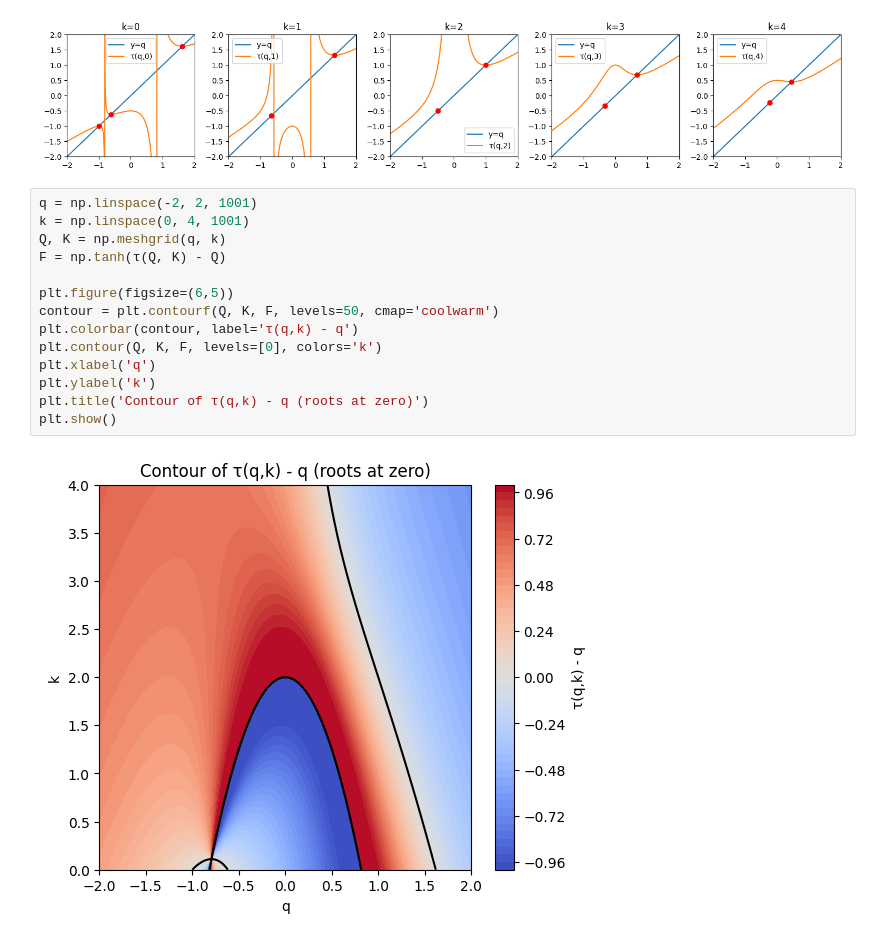
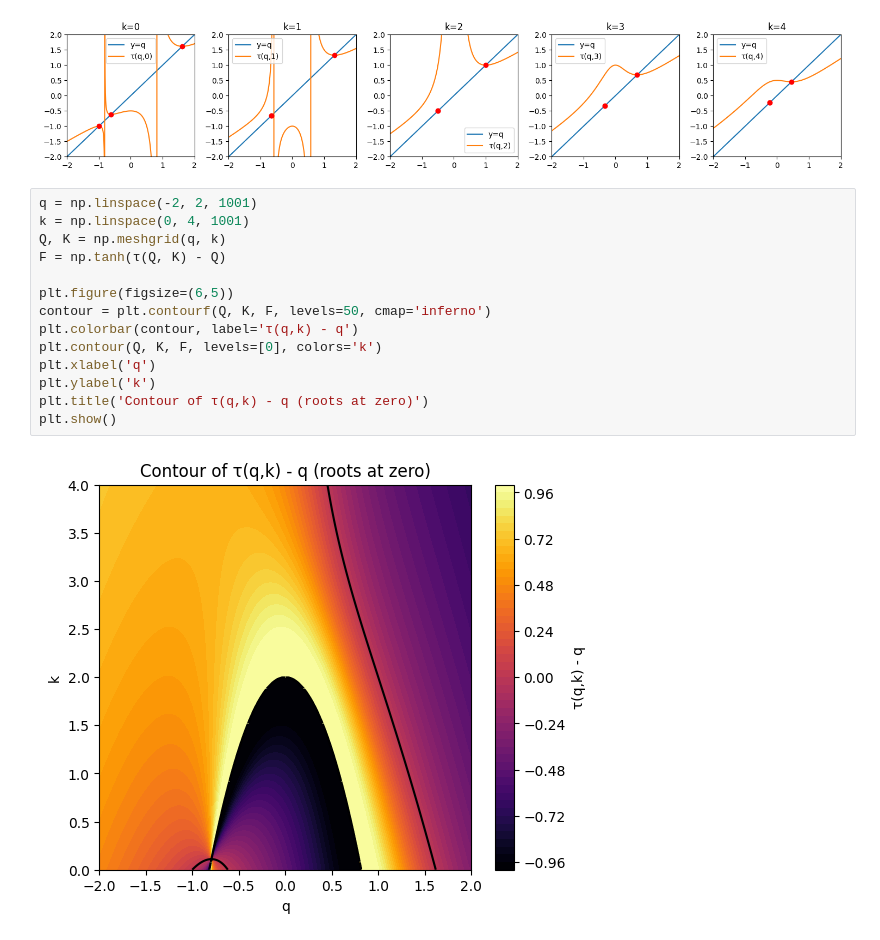
Before and after one commit to anthonyrisinger/riprompt, a Jupyter notebook: riprompt.ipynb, the cells around one changed output. Cells and saved outputs as stored; diff of their text form.

Commit message:
Inferno cmap and no alpha.

```diff
--- a/riprompt.ipynb
+++ b/riprompt.ipynb
@@ -73,19 +73,19 @@ k=4: [-0.226699 -0.226699  0.453398]
 # %%
 q = np.linspace(-2, 2, 1001)
 k = np.linspace(0, 4, 1001)
 Q, K = np.meshgrid(q, k)
 F = np.tanh(τ(Q, K) - Q)
 
 plt.figure(figsize=(6,5))
-contour = plt.contourf(Q, K, F, levels=50, cmap='coolwarm')
+contour = plt.contourf(Q, K, F, levels=50, cmap='inferno')
 plt.colorbar(contour, label='τ(q,k) - q')
 plt.contour(Q, K, F, levels=[0], colors='k')
 plt.xlabel('q')
 plt.ylabel('k')
 plt.title('Contour of τ(q,k) - q (roots at zero)')
 plt.show()
 # %% [output]
-[figure, old version]
+[figure, new version]
 # %%
 q = np.linspace(-2, 2, 1001)
 k = np.linspace(0, 4, 1001)
```
Also changed, not shown: parts of 2 cells of this notebook.
